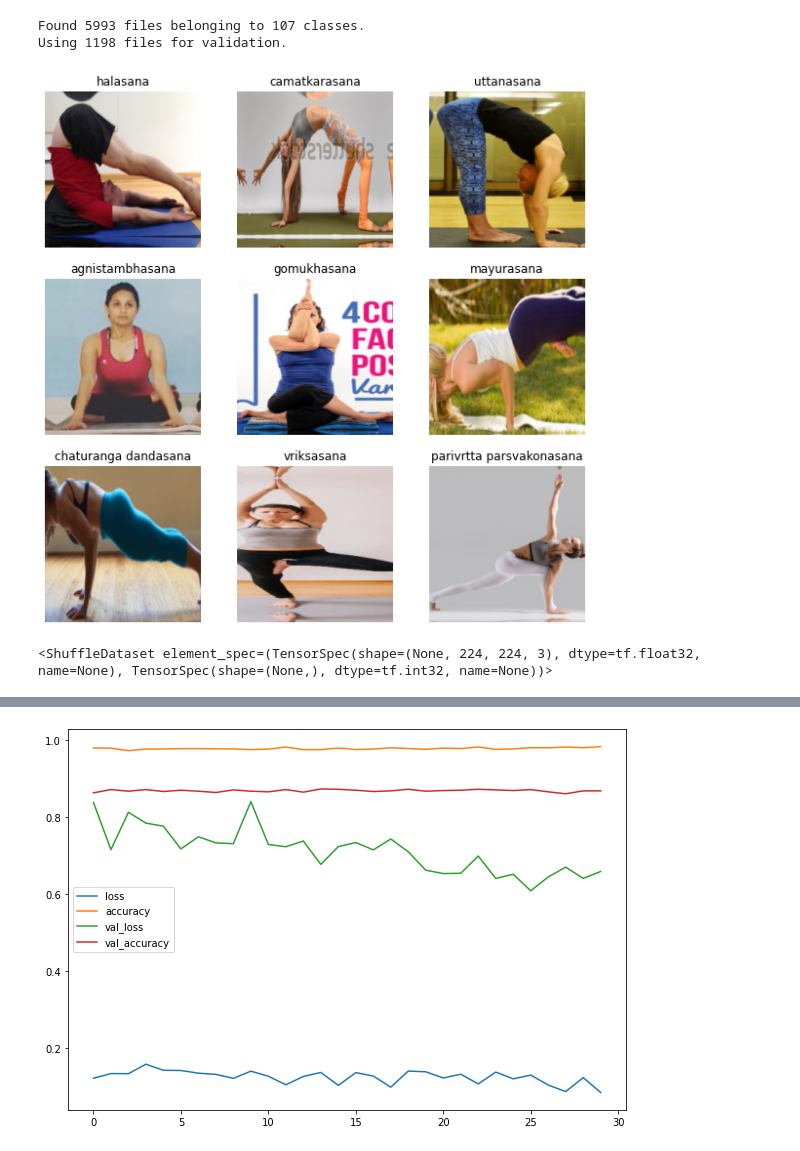
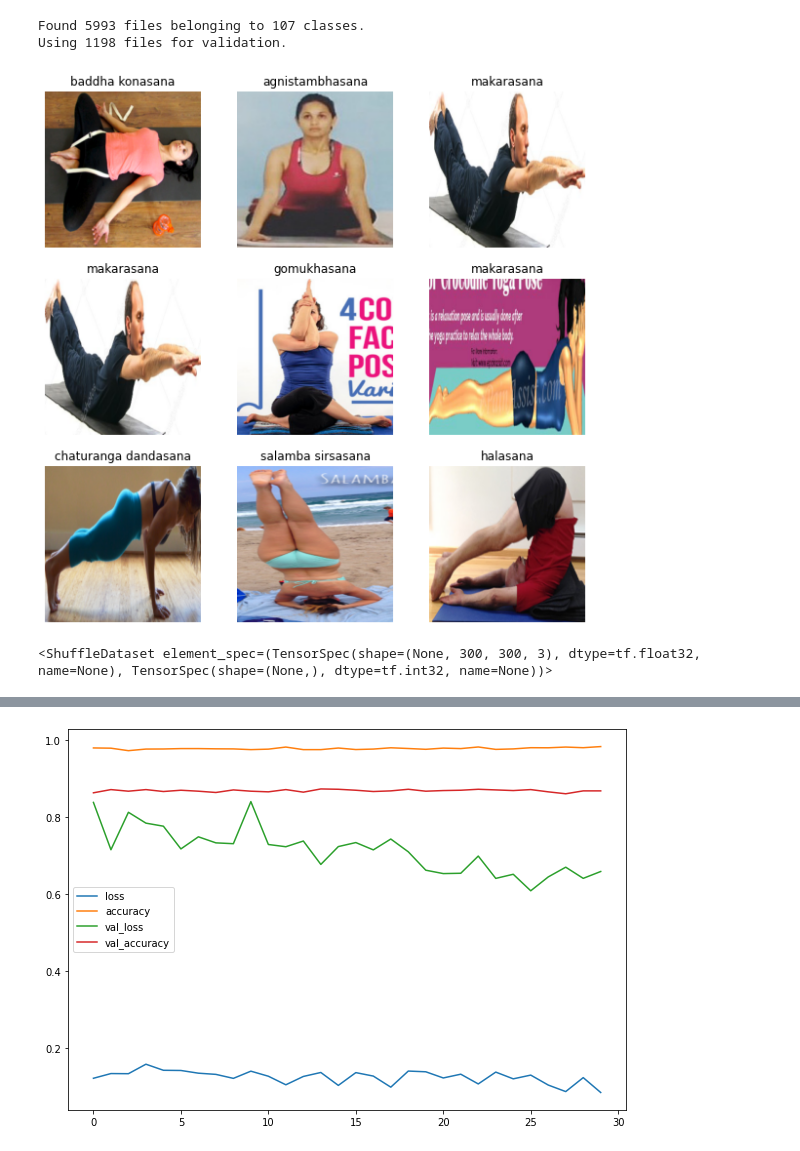
Before and after one commit to bimarshak7/yoga-pose-classification, a Jupyter notebook: yoga_big.ipynb, the cells around one changed output, grey strips where cells are left out. Drawn from its saved outputs; the diff is of its cells as text; code cells hidden in the pictures.

```diff
--- a/yoga_big.ipynb
+++ b/yoga_big.ipynb
@@ -69,7 +77,7 @@ Size of random image: (366, 1048, 3)
 # %%
 batch_size = 32
-img_height = 224
-img_width = 224
+img_height = 300
+img_width = 300
 num_classes = len(class_names)
 num_classes
 # %% [output]
@@ -110,17 +118,16 @@ aug_ds = train_ds.take(10).map(
 # %%
 import matplotlib.pyplot as plt
 
 plt.figure(figsize=(10, 10))
 for images, labels in train_ds.take(1):
-  data = data_augment(images)
-
   for i in range(9):
     ax = plt.subplot(3, 3, i + 1)
-    plt.imshow(data[i].numpy().astype("uint8"))
-    plt.title(class_names[labels[i]])
+    rand_num = np.random.randint(0,31)
+    plt.imshow(images[rand_num].numpy().astype("uint8"))
+    plt.title(class_names[labels[rand_num]])
     plt.axis("off")
 # %% [output]
-[figure, old version]
+[figure, new version]
 # %%
 val_ds = val_ds.map(lambda x, y: (normalization_layer(x), y))
 train_ds = train_ds.map(lambda x, y: (normalization_layer(x), y))
@@ -128,7 +135,7 @@ train_ds = train_ds.map(lambda x, y: (normalization_layer(x), y))
 final_ds = train_ds.concatenate(aug_ds)
 final_ds.shuffle(6000)
 # %% [output]
-<ShuffleDataset element_spec=(TensorSpec(shape=(None, 224, 224, 3), dtype=tf.float32, name=None), TensorSpec(shape=(None,), dtype=tf.int32, name=None))>
+<ShuffleDataset element_spec=(TensorSpec(shape=(None, 300, 300, 3), dtype=tf.float32, name=None), TensorSpec(shape=(None,), dtype=tf.int32, name=None))>
 # %%
 model1 = tf.keras.Sequential([
   tf.keras.layers.Conv2D(32, 3, activation='relu'),
```
Also changed, not shown: parts of 3 cells of this notebook.
